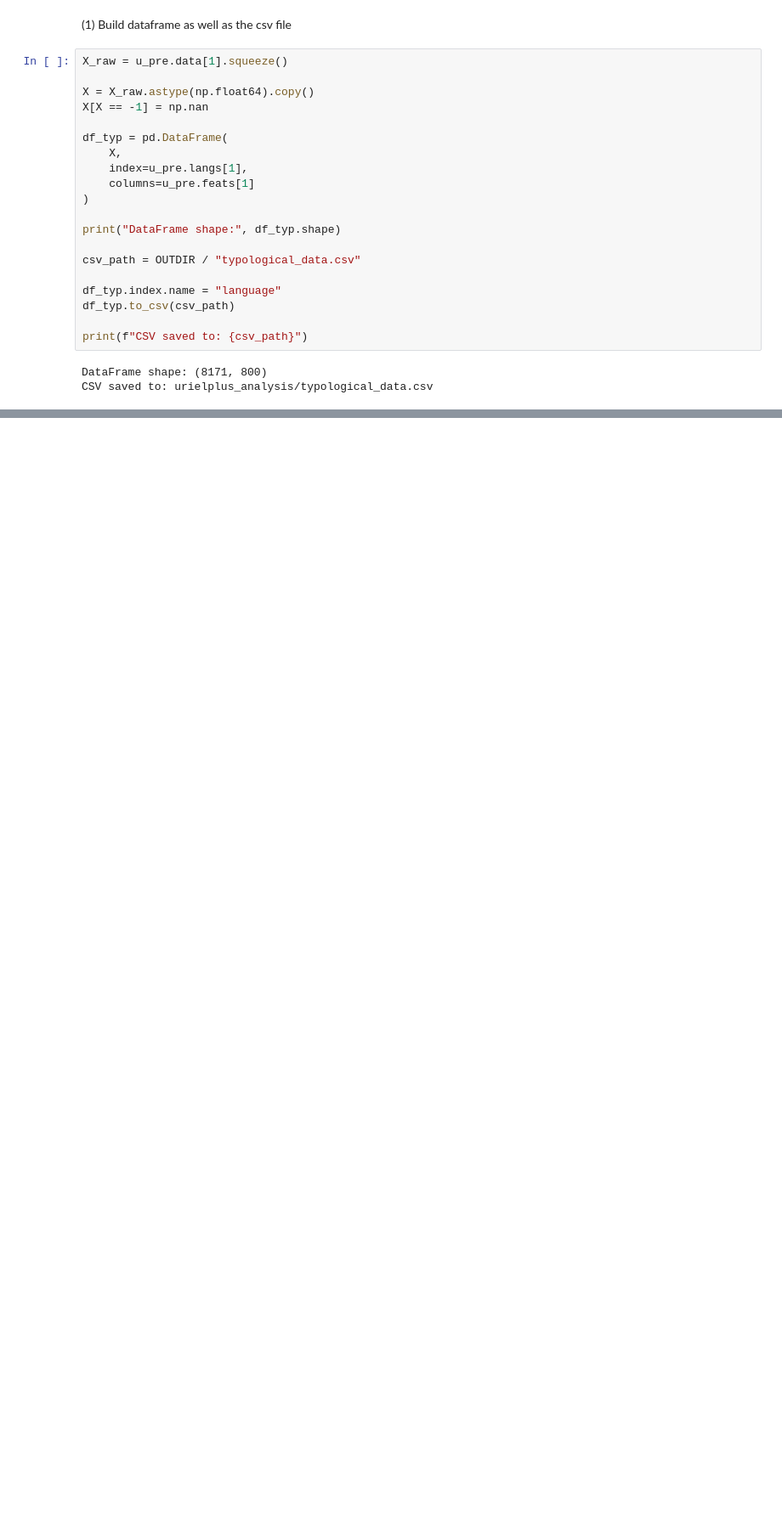
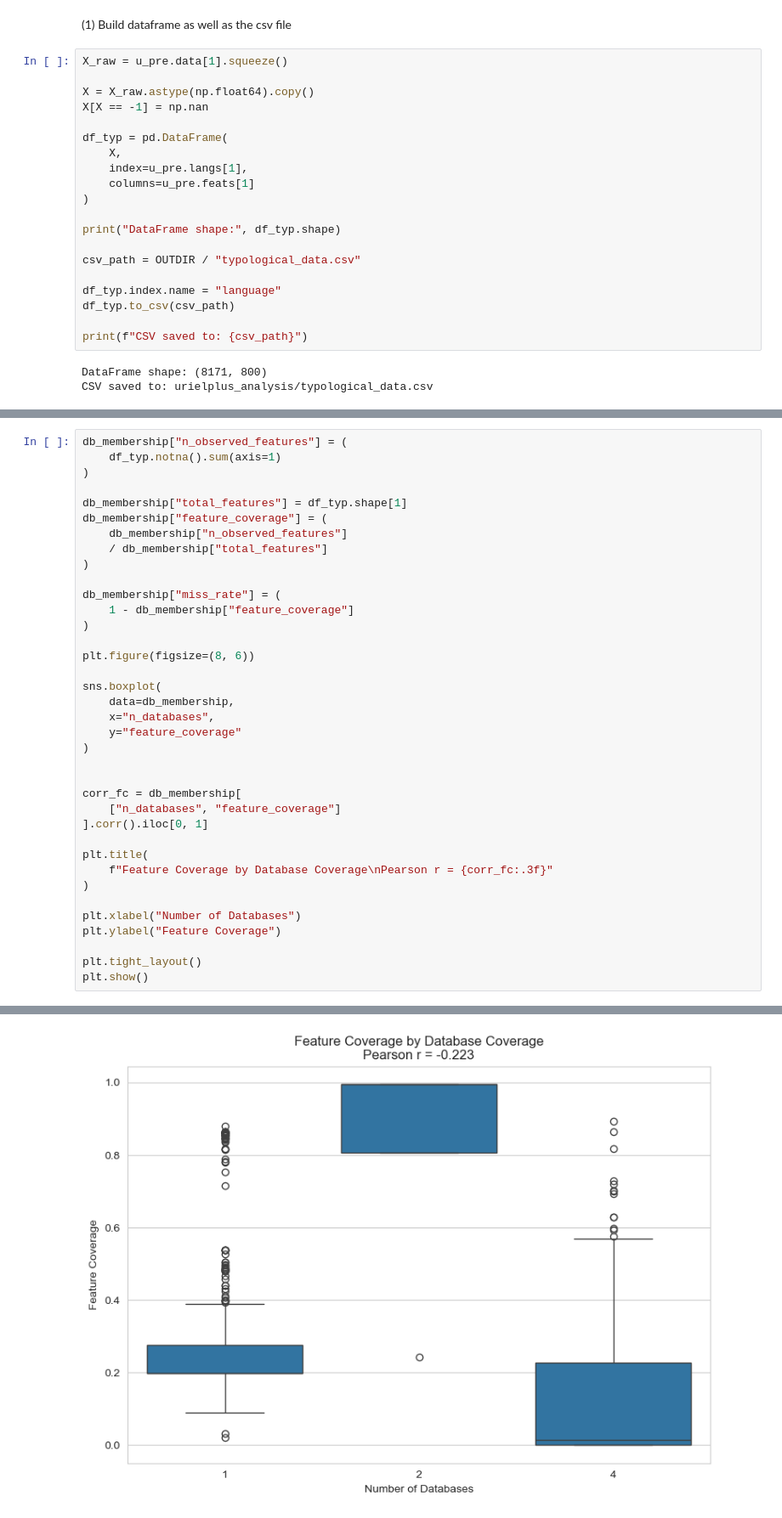
Before and after one commit to Jinxi986/urielplus_NA_imputation, a Jupyter notebook: NA_EDA.ipynb, the cells around one changed output, grey strips where cells are left out. Shown at 85% size. Drawn from its saved outputs; the diff is of its cells as text; blank space fills up the shorter version.

```diff
--- a/NA_EDA.ipynb
+++ b/NA_EDA.ipynb
@@ -394,0 +270,38 @@ fam_miss.round(3)
+# %%
+db_membership["n_observed_features"] = (
+    df_typ.notna().sum(axis=1)
+)
+
+db_membership["total_features"] = df_typ.shape[1]
+db_membership["feature_coverage"] = (
+    db_membership["n_observed_features"]
+    / db_membership["total_features"]
+)
+
+db_membership["miss_rate"] = (
+    1 - db_membership["feature_coverage"]
+)
+
+plt.figure(figsize=(8, 6))
+
+sns.boxplot(
+    data=db_membership,
+    x="n_databases",
+    y="feature_coverage"
+)
+
+
+corr_fc = db_membership[
+    ["n_databases", "feature_coverage"]
+].corr().iloc[0, 1]
+
+plt.title(
+    f"Feature Coverage by Database Coverage\nPearson r = {corr_fc:.3f}"
+)
+
+plt.xlabel("Number of Databases")
+plt.ylabel("Feature Coverage")
+
+plt.tight_layout()
+plt.show()
+# %% [output]
@@ -394,0 +310 @@ fam_miss.round(3)
+[figure, added]
```
Also changed, not shown: parts of 46 cells of this notebook.
